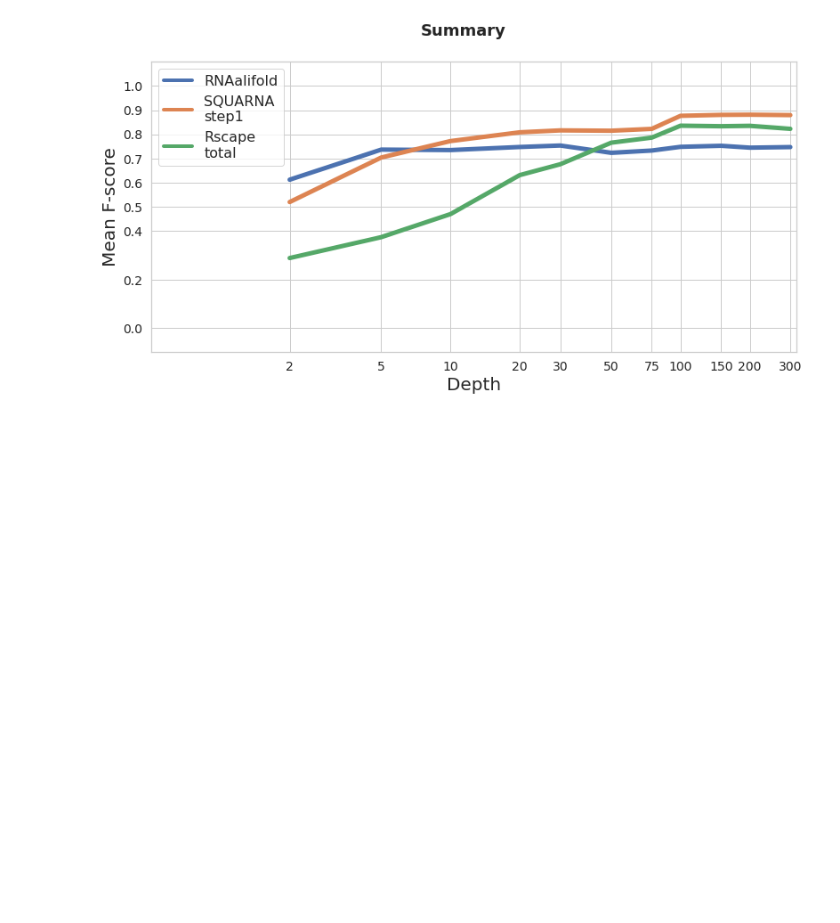
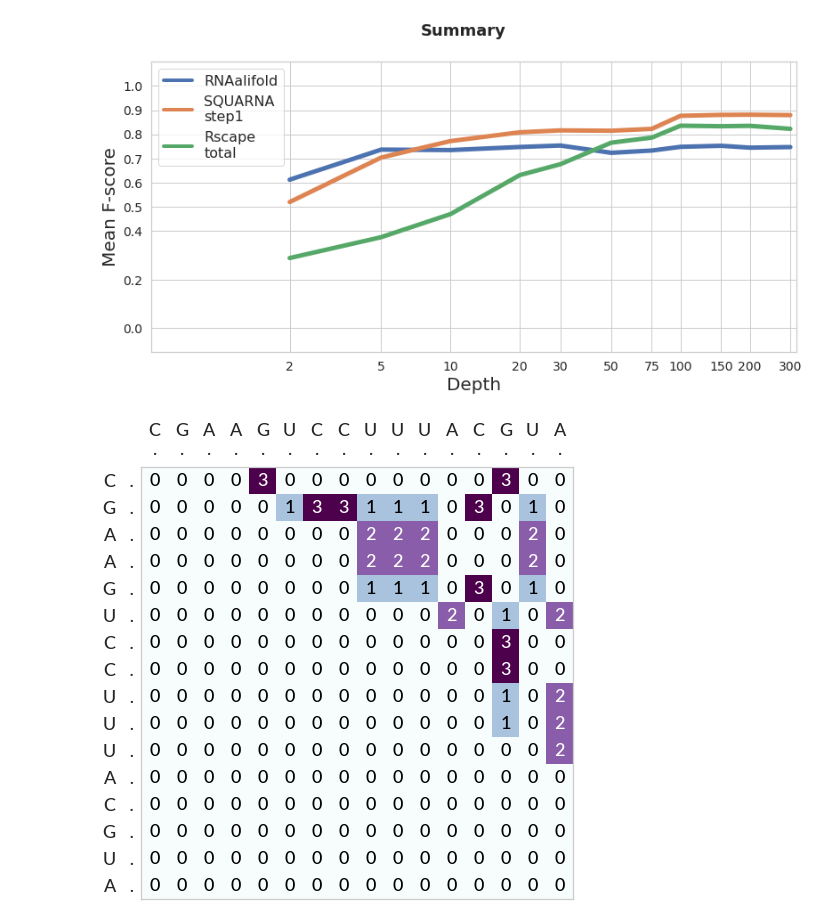
Before and after one commit to febos/SQUARNA, a Jupyter notebook: benchmarks/Violins.ipynb, the cells around one changed output. Saved outputs shown, nothing was run; the diff lists cells and outputs as text; code cells hidden in the pictures; blank space fills up the shorter version.

```diff
--- a/benchmarks/Violins.ipynb
+++ b/benchmarks/Violins.ipynb
@@ -637,3 +639,93 @@ RNAalifold [0.613, 0.737, 0.735, 0.748, 0.754, 0.724, 0.733, 0.748, 0.753, 0.745
 SQUARNAs1 [0.52, 0.704, 0.772, 0.808, 0.816, 0.815, 0.823, 0.876, 0.88, 0.881, 0.879]
 RscapeTotal [0.289, 0.375, 0.471, 0.631, 0.676, 0.765, 0.786, 0.836, 0.833, 0.835, 0.823]
 [figure]
+# %%
+# Figure 1 = single-seq algorithm
+import matplotlib as mpl
+import matplotlib.pyplot as plt
+import numpy as np
+import seaborn as sns
+import glob
+
+import scipy.stats as stats
+
+# with 100%
+import matplotlib.font_manager as fm
+
+#mpl.rcParams['fontname'] = "Lato"
+mpl.rcParams['font.weight'] = "medium"
+mpl.rcParams['axes.labelweight'] = 'medium'
+mpl.rcParams['figure.titleweight'] = 'medium'
+mpl.rcParams['axes.titleweight'] = 'medium'
+
+SMALL_SIZE = 18
+MEDIUM_SIZE = 18
+BIGGER_SIZE = 20
+
+plt.rc('font', size=SMALL_SIZE)          # controls default text sizes
+plt.rc('axes', titlesize=SMALL_SIZE)     # fontsize of the axes title
+plt.rc('axes', labelsize=MEDIUM_SIZE)    # fontsize of the x and y labels
+plt.rc('xtick', labelsize=SMALL_SIZE)    # fontsize of the tick labels
+plt.rc('ytick', labelsize=SMALL_SIZE)    # fontsize of the tick labels
+plt.rc('legend', fontsize=SMALL_SIZE)    # legend fontsize
+plt.rc('figure', titlesize=BIGGER_SIZE)  # fontsize of the figure title
+
+seq = "CGAAGUCCUUUACGUA"
+seq2 = seq[::-1]
+dbn = "................"
+
+bpw = {"GC":3,"AU":2,"GU":1,
+       "CG":3,"UA":2,"UG":1}
+
+N = len(seq)
+
+heat = np.zeros([N,N], dtype=int)
+
+for i in range(N-1):
+    for j in range(i+4,N):
+        if seq[i]+seq[j] in bpw:
+            heat[i,j] = bpw[seq[i]+seq[j]]
+
+heat = heat[::-1]
+
+prop = fm.FontProperties(fname='/usr/share/fonts/Lato/Lato-Medium.ttf')
+
+fig = plt.figure(
+    figsize= (6, 6),  # размером 16 на 9 дюймов
+)
+
+ax = fig.add_axes([0,0,1,1])
+
+
+maxc = 3
+minc = 0
+
+pos = ax.imshow(heat, cmap='BuPu', interpolation='nearest', vmin=minc, vmax=maxc)
+
+for i in range(N):
+    for j in range(N):
+        colorr = 'white' if heat[i][j] >= (maxc-minc)/2 + minc else "black"
+        text = ax.text(j, i, str(heat[i][j]),
+                        ha="center", va="center", color=colorr,fontproperties=prop)
+
+
+
+ax.set_ylim(-0.5,N-0.5)
+ax.set_xlim(-0.5,N-0.5)
+ax.set_xticks(range(N))
+ax.set_xticklabels([seq[i]+'\n'+dbn[i] for i in range(N)],fontproperties=prop,ha='center')
+ax.set_yticks(range(N))
+ax.set_yticklabels([seq2[i]+'   '+dbn[::-1][i] for i in range(N)],fontproperties=prop,ha='center',x=-0.03)
+
+ax.tick_params(
+    axis='x',
+    which='major',
+    top=False, bottom=False,  # bottom only
+    labeltop=True, labelbottom=False  # bottom only for labels too
+)
+
+plt.grid(False)
+plt.savefig("Fig1A1.svg")
+plt.show()
+# %% [output]
+[figure, added]
```
Also changed, not shown: parts of 4 cells of this notebook, 6 other files.
